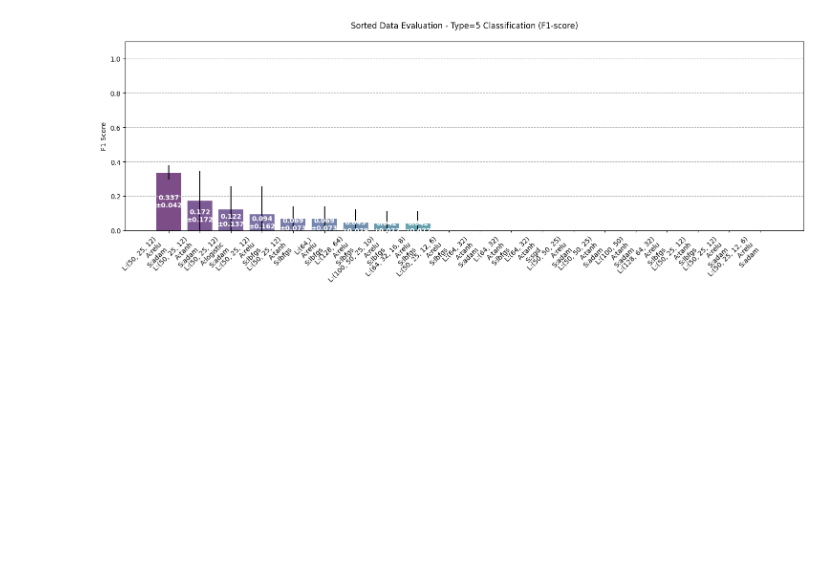
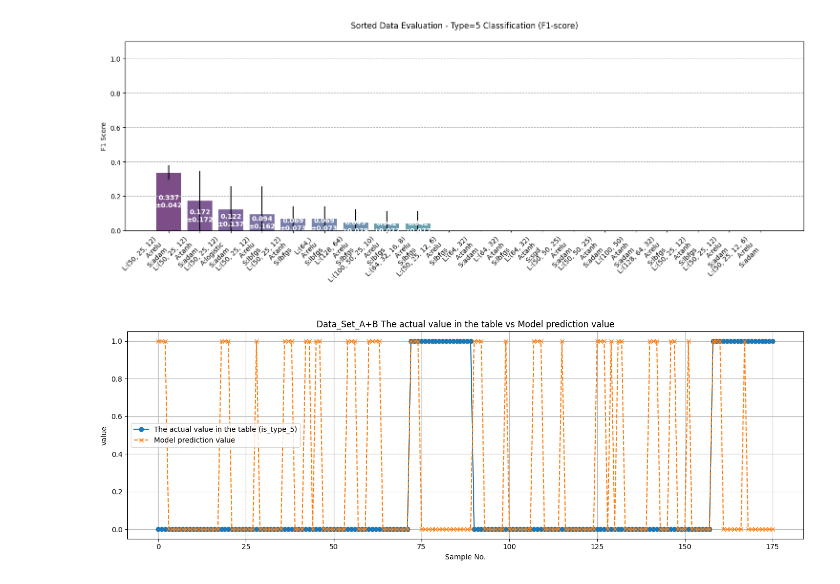
Before and after one commit to lcd12111/lb2, a Jupyter notebook: lp2/111.ipynb, the cells around one changed output. Drawn from its saved outputs; the diff is of its cells as text; code cells hidden in the pictures; blank space fills up the shorter version.

```diff
--- a/lp2/111.ipynb
+++ b/lp2/111.ipynb
@@ -54,8 +54,9 @@ df = pd.read_excel("Data_Set_(A+B).xlsx")
 
 # ========== 2. 数据准备 ==========
 # 特征/目标分离
-X = train_data.drop(columns=["Type"])  # 假设特征列不包含type列
-y = (train_data["Type"] == 5).astype(int)  # 将type=5转为1，其他转为0
+X = df.drop(columns=["Type"])
+y = (df["Type"] == 5).astype(int)
+
 
 # # ==================== 模型配置（保持原结构） ====================
 # model = MLPClassifier(
@@ -225,3 +226,22 @@ Increase the number of iterations (max_iter) or scale the data as shown in:
 17     (50, 25, 12)       tanh  lbfgs  0.0417  0.0722   0.7784   0.0098
 3      (50, 25, 12)       relu  lbfgs  0.0000  0.0000   0.7727   0.0394
 [figure]
+# %%
+model.fit(X, y)
+y_pred = model.predict(X)
+
+N = len(y)
+
+# 创建比较图
+plt.figure(figsize=(14, 5))
+plt.plot(np.arange(N), y[:N], label='The actual value in the table (is_type_5)', marker='o')
+plt.plot(np.arange(N), y_pred[:N], label='Model prediction value', marker='x', linestyle='--')
+plt.title('Data_Set_A+B The actual value in the table vs Model prediction value')
+plt.xlabel('Sample No.')
+plt.ylabel('value')
+plt.legend()
+plt.grid(True)
+plt.tight_layout()
+plt.show()
+# %% [output]
+[figure, added]
```
Also changed, not shown: 4 other files.
